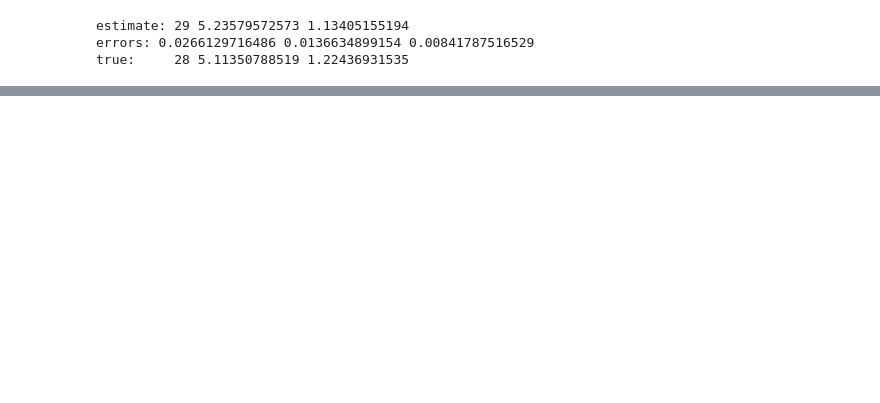
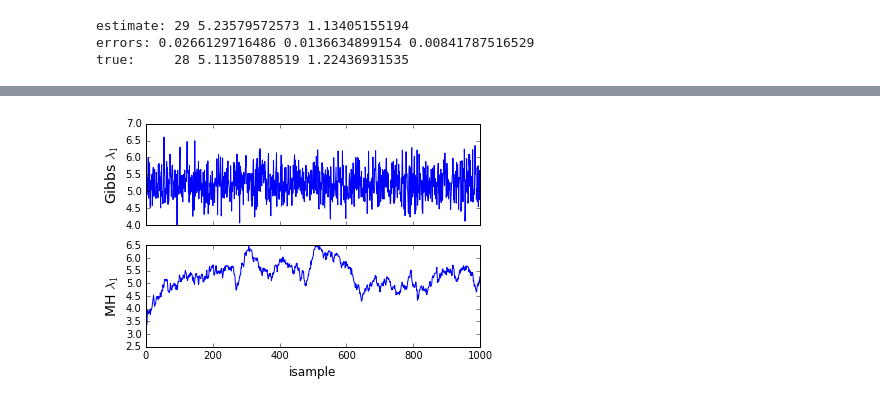
Before and after one commit to Paul-St-Young/share, a Jupyter notebook: algorithms/gibbs_sampling/eg2_change_point_detection.ipynb, the cells around one changed output, grey strips where cells are left out. Drawn from its saved outputs; the diff is of its cells as text; code cells hidden in the pictures; blank space fills up the shorter version.

```diff
--- a/algorithms/gibbs_sampling/eg2_change_point_detection.ipynb
+++ b/algorithms/gibbs_sampling/eg2_change_point_detection.ipynb
@@ -163 +165,3 @@ ax.legend()
 [figure]
+# %%
+gtrace_lam1 = trace_lam1.copy()
@@ -163,0 +170,14 @@ ax.legend()
+# %%
+def ln_ppoisson(x,lam):
+    return x*np.log(lam)-lam
+# end def
+def ln_pgamma(lam,a,b):
+    return (a-1)*np.log(lam)-b*lam
+# end def
+def ln_prob(n,lam1,lam2):
+    first  = sum( ln_ppoisson(x[:n],lam1) )
+    second = sum( ln_ppoisson(x[n:],lam2) )
+    plam1  = ln_pgamma(lam1,a,b)
+    plam2  = ln_pgamma(lam2,a,b)
+    return sum([first,second,plam1,plam2])
+# end def
@@ -163,0 +273,12 @@ ax.legend()
+# %%
+fig,ax = plt.subplots(2,1,sharex=True)
+
+ax[1].set_xlabel('isample',fontsize=12)
+ax[0].set_ylabel('Gibbs $\lambda_1$',fontsize=14)
+ax[1].set_ylabel('MH $\lambda_1$',fontsize=14)
+
+ax[0].plot(gtrace_lam1)
+ax[1].plot(trace_lam1)
+#plt.savefig('change_point_traces.png',dpi=200)
+# %% [output]
+[figure, added]
```
Also changed, not shown: parts of 7 cells of this notebook.
